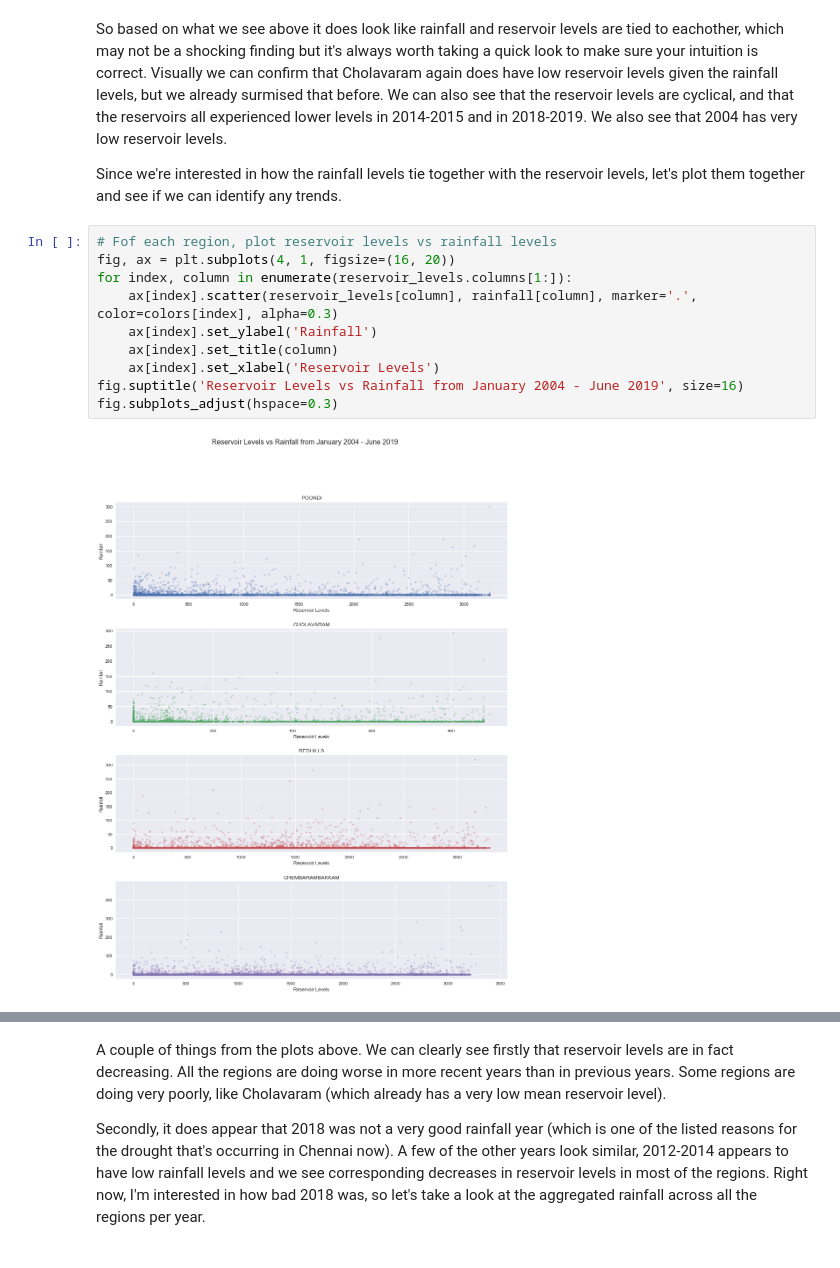
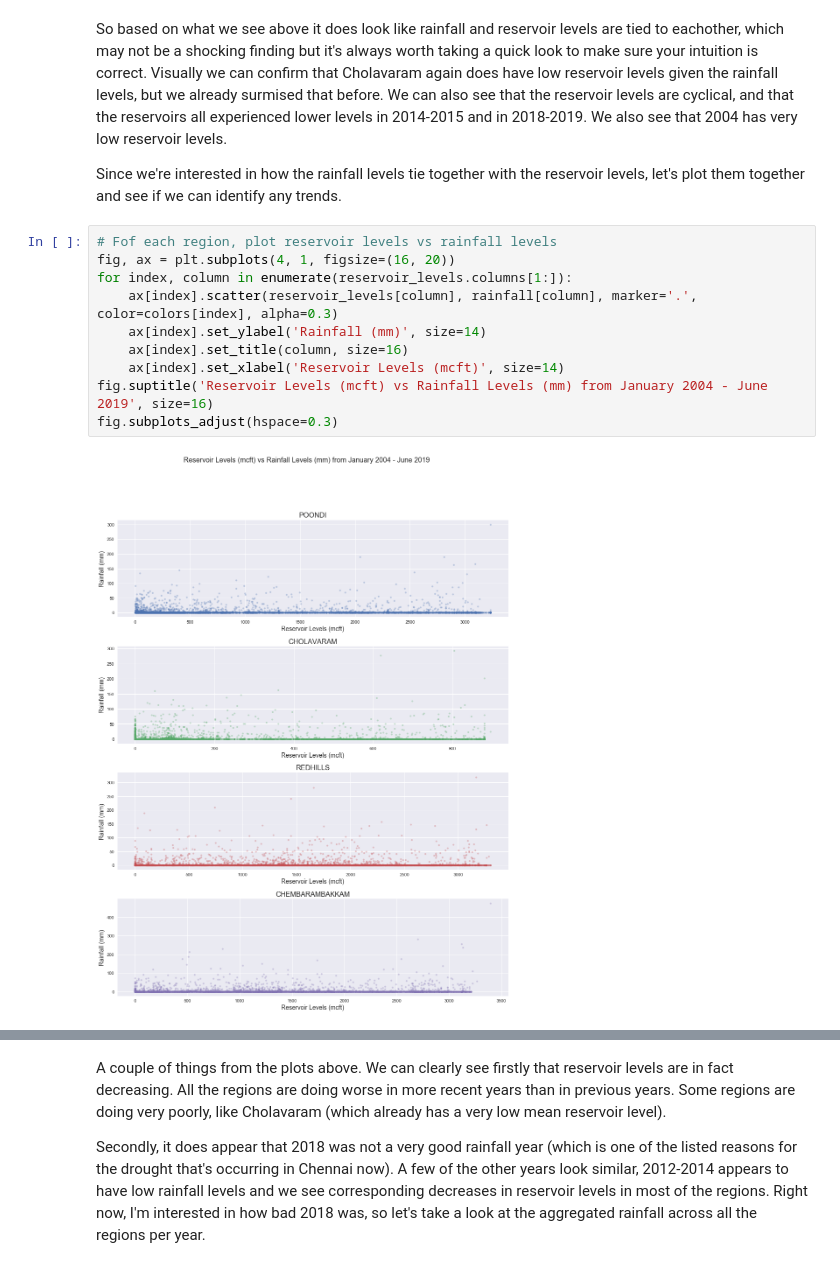
Before and after one commit to marxav0319/Chennai_Water_Management_NB, a Jupyter notebook: Chennai Water Management Exploratory Analysis.ipynb, the cells around one changed output, grey strips where cells are left out. Cells and saved outputs as stored; diff of their text form.

```diff
--- a/Chennai Water Management Exploratory Analysis.ipynb
+++ b/Chennai Water Management Exploratory Analysis.ipynb
@@ -160,15 +157,15 @@ Since we're interested in how the rainfall levels tie together with the reservoi
 # %%
 # Fof each region, plot reservoir levels vs rainfall levels
 fig, ax = plt.subplots(4, 1, figsize=(16, 20))
 for index, column in enumerate(reservoir_levels.columns[1:]):
     ax[index].scatter(reservoir_levels[column], rainfall[column], marker='.', color=colors[index], alpha=0.3)
-    ax[index].set_ylabel('Rainfall')
-    ax[index].set_title(column)
-    ax[index].set_xlabel('Reservoir Levels')
-fig.suptitle('Reservoir Levels vs Rainfall from January 2004 - June 2019', size=16)
+    ax[index].set_ylabel('Rainfall (mm)', size=14)
+    ax[index].set_title(column, size=16)
+    ax[index].set_xlabel('Reservoir Levels (mcft)', size=14)
+fig.suptitle('Reservoir Levels (mcft) vs Rainfall Levels (mm) from January 2004 - June 2019', size=16)
 fig.subplots_adjust(hspace=0.3)
 # %% [output]
-[figure, old version]
+[figure, new version]
 # %% [markdown]
 There doesn't seem to be much of a linear, or really any trend here.  I plotted the colors with an alpha level of `0.3` so that we can easily see areas of high density vs areas of low density.  A lot of the rainfall levels are `0` despite the reservoir levels.  We made the observation previously that the rainfall levels are mostly `0`, so perhaps this isn't surprising; however if we didn't know exactly how unrelated these day-to-day data are this visual helps us clarify that there's not much to see here.
 
```
Also changed, not shown: parts of 8 cells of this notebook.
